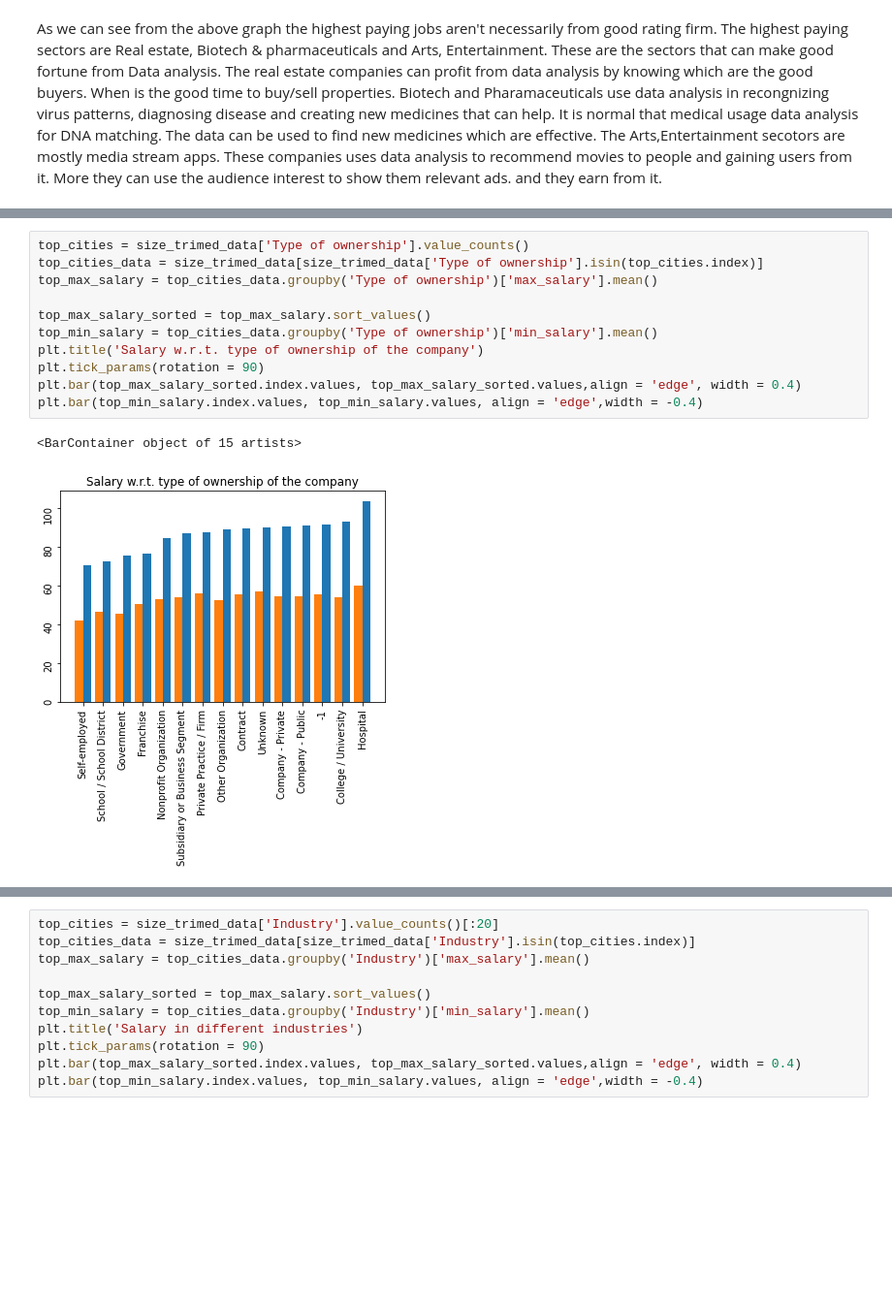
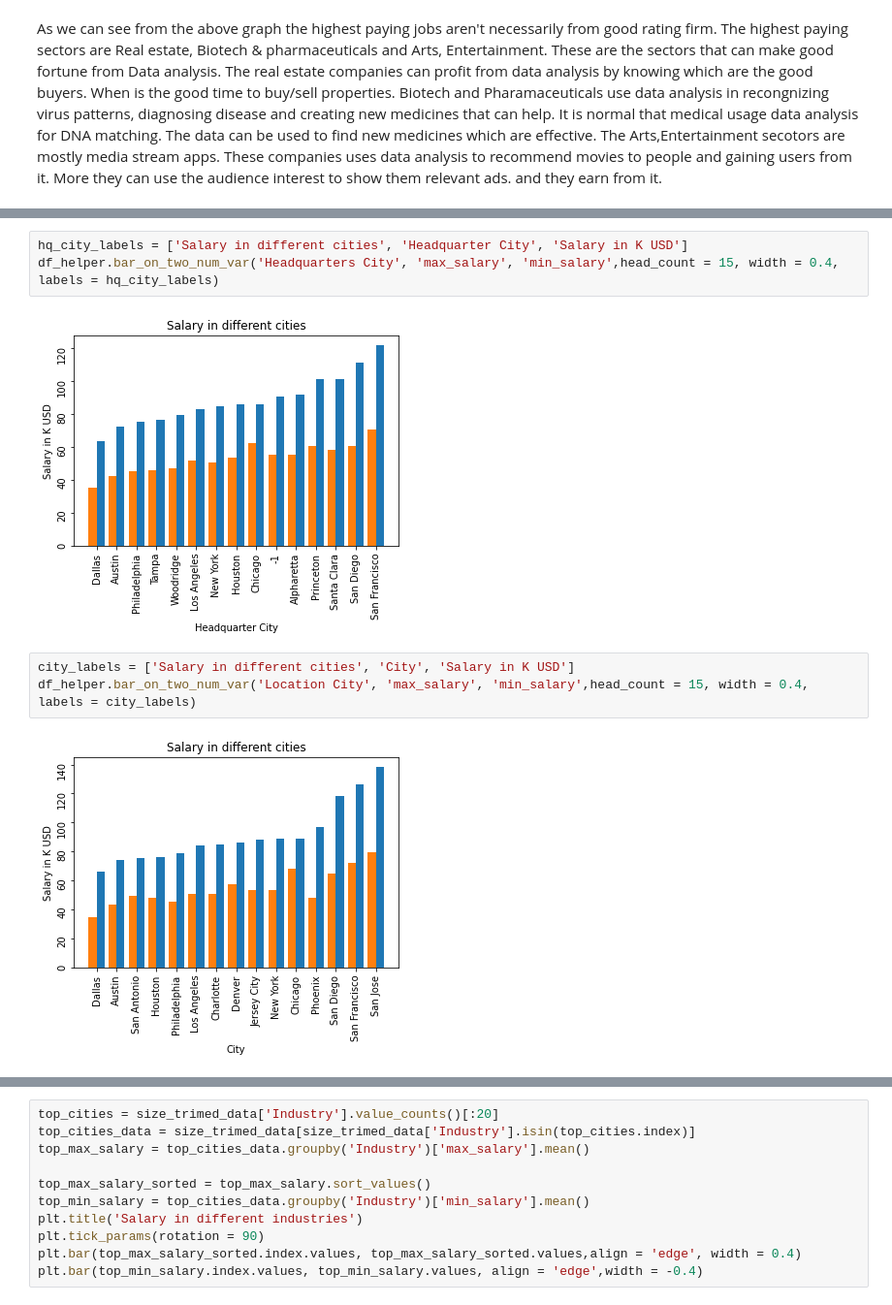
Before and after one commit to regarmukesh3g/DataScience, a Jupyter notebook: DataAnalystJobs/Notebook/JobsAnalysis.ipynb, the cells around one changed output, grey strips where cells are left out. Shown at 97% size. Drawn from its saved outputs; the diff is of its cells as text; blank space fills up the shorter version.

```diff
--- a/DataAnalystJobs/Notebook/JobsAnalysis.ipynb
+++ b/DataAnalystJobs/Notebook/JobsAnalysis.ipynb
@@ -388,14 +341,10 @@ plt.bar(top_min_salary.index.values, top_min_salary.values, align = 'edge',width
-# %%
-top_cities = size_trimed_data['Type of ownership'].value_counts()
-top_cities_data = size_trimed_data[size_trimed_data['Type of ownership'].isin(top_cities.index)]
-top_max_salary = top_cities_data.groupby('Type of ownership')['max_salary'].mean()
-
-top_max_salary_sorted = top_max_salary.sort_values()
-top_min_salary = top_cities_data.groupby('Type of ownership')['min_salary'].mean()
-plt.title('Salary w.r.t. type of ownership of the company')
-plt.tick_params(rotation = 90)
-plt.bar(top_max_salary_sorted.index.values, top_max_salary_sorted.values,align = 'edge', width = 0.4)
-plt.bar(top_min_salary.index.values, top_min_salary.values, align = 'edge',width = -0.4)
-# %% [output]
-<BarContainer object of 15 artists>
-[figure, removed]
+# %%
+hq_city_labels = ['Salary in different cities', 'Headquarter City', 'Salary in K USD']
+df_helper.bar_on_two_num_var('Headquarters City', 'max_salary', 'min_salary',head_count = 15, width = 0.4, labels = hq_city_labels)
+# %% [output]
+[figure, added]
+# %%
+city_labels = ['Salary in different cities', 'City', 'Salary in K USD']
+df_helper.bar_on_two_num_var('Location City', 'max_salary', 'min_salary',head_count = 15, width = 0.4, labels = city_labels)
+# %% [output]
+[figure, added]
```
Also changed, not shown: parts of 16 cells of this notebook.
